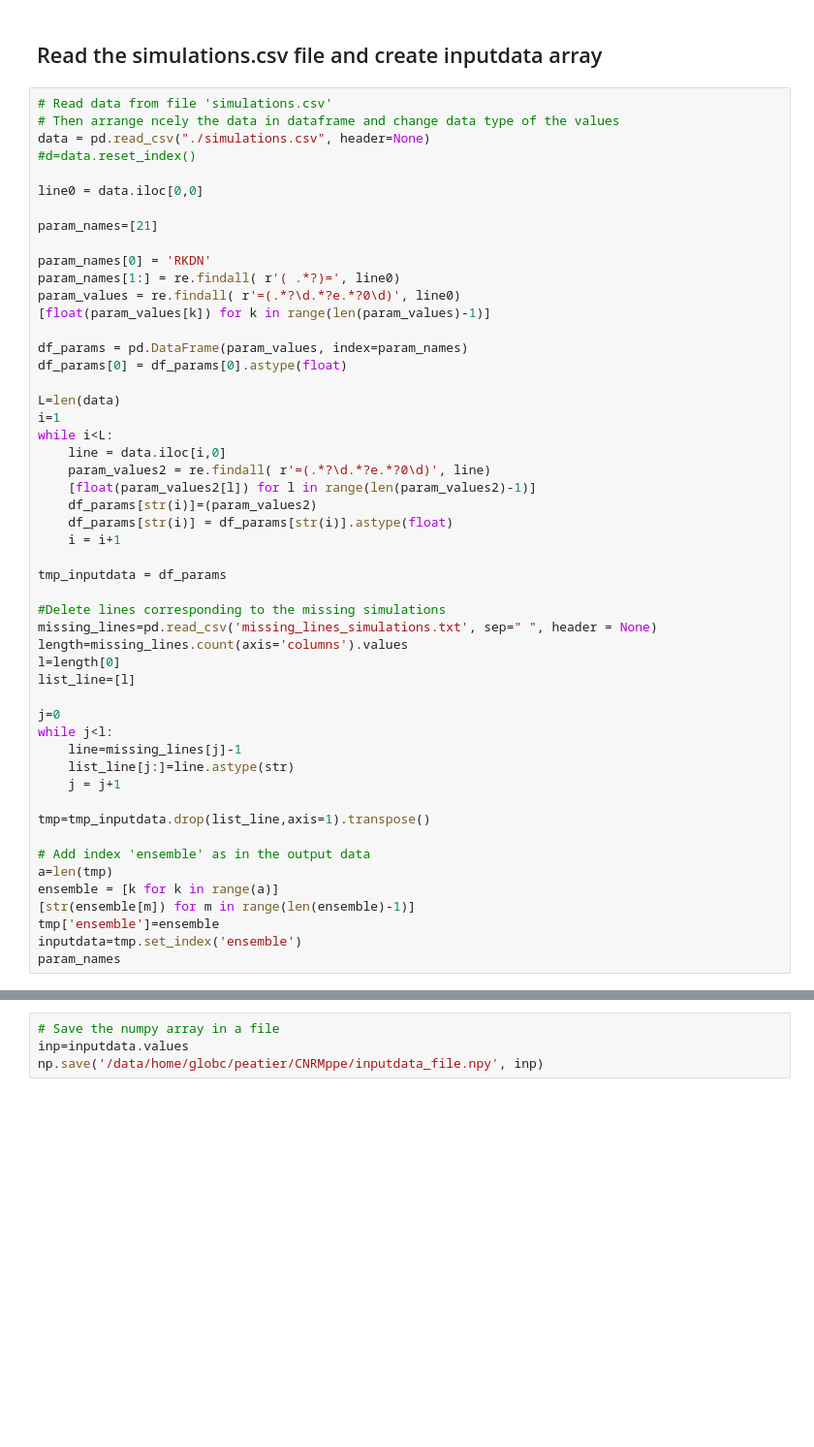
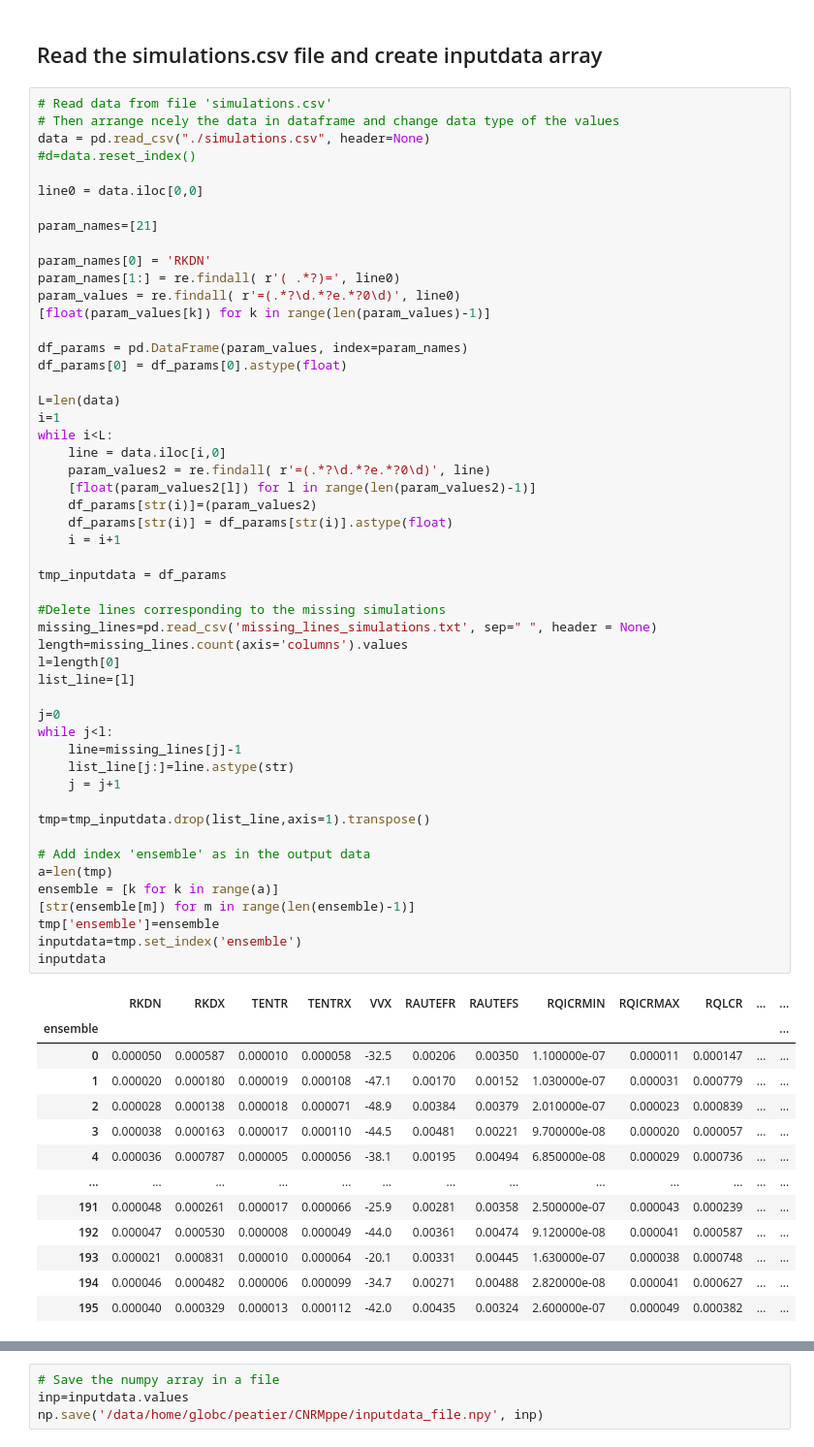
Before and after one commit to benmsanderson/CNRMppe, a Jupyter notebook: NN_create.ipynb, the cells around one changed output, grey strips where cells are left out. Shown: that part at 97% size. Saved outputs shown, nothing was run; the diff lists cells and outputs as text; blank space fills up the shorter version.

```diff
--- a/NN_create.ipynb
+++ b/NN_create.ipynb
@@ -59,31 +59,44 @@ while i<L:
     line = data.iloc[i,0]
     param_values2 = re.findall( r'=(.*?\d.*?e.*?0\d)', line)
     [float(param_values2[l]) for l in range(len(param_values2)-1)]
     df_params[str(i)]=(param_values2)
     df_params[str(i)] = df_params[str(i)].astype(float)
     i = i+1
 
 tmp_inputdata = df_params
 
 #Delete lines corresponding to the missing simulations
 missing_lines=pd.read_csv('missing_lines_simulations.txt', sep=" ", header = None)
 length=missing_lines.count(axis='columns').values
 l=length[0]
 list_line=[l]
 
 j=0
 while j<l:
     line=missing_lines[j]-1
     list_line[j:]=line.astype(str)
     j = j+1
 
 tmp=tmp_inputdata.drop(list_line,axis=1).transpose()
 
 # Add index 'ensemble' as in the output data
 a=len(tmp)
 ensemble = [k for k in range(a)]
 [str(ensemble[m]) for m in range(len(ensemble)-1)]
 tmp['ensemble']=ensemble
 inputdata=tmp.set_index('ensemble')
-param_names
+inputdata
 # %% [output]
+|  | RKDN | RKDX | TENTR | TENTRX | VVX | RAUTEFR | RAUTEFS | RQICRMIN | RQICRMAX | RQLCR | ... | ... |
+| ensemble |  |  |  |  |  |  |  |  |  |  |  | ... |
+| 0 | 0.000050 | 0.000587 | 0.000010 | 0.000058 | -32.5 | 0.00206 | 0.00350 | 1.100000e-07 | 0.000011 | 0.000147 | ... | ... |
+| 1 | 0.000020 | 0.000180 | 0.000019 | 0.000108 | -47.1 | 0.00170 | 0.00152 | 1.030000e-07 | 0.000031 | 0.000779 | ... | ... |
+| 2 | 0.000028 | 0.000138 | 0.000018 | 0.000071 | -48.9 | 0.00384 | 0.00379 | 2.010000e-07 | 0.000023 | 0.000839 | ... | ... |
+| 3 | 0.000038 | 0.000163 | 0.000017 | 0.000110 | -44.5 | 0.00481 | 0.00221 | 9.700000e-08 | 0.000020 | 0.000057 | ... | ... |
+| 4 | 0.000036 | 0.000787 | 0.000005 | 0.000056 | -38.1 | 0.00195 | 0.00494 | 6.850000e-08 | 0.000029 | 0.000736 | ... | ... |
+| ... | ... | ... | ... | ... | ... | ... | ... | ... | ... | ... | ... | ... |
+| 191 | 0.000048 | 0.000261 | 0.000017 | 0.000066 | -25.9 | 0.00281 | 0.00358 | 2.500000e-07 | 0.000043 | 0.000239 | ... | ... |
+| 192 | 0.000047 | 0.000530 | 0.000008 | 0.000049 | -44.0 | 0.00361 | 0.00474 | 9.120000e-08 | 0.000041 | 0.000587 | ... | ... |
+| 193 | 0.000021 | 0.000831 | 0.000010 | 0.000064 | -20.1 | 0.00331 | 0.00445 | 1.630000e-07 | 0.000038 | 0.000748 | ... | ... |
+| 194 | 0.000046 | 0.000482 | 0.000006 | 0.000099 | -34.7 | 0.00271 | 0.00488 | 2.820000e-08 | 0.000041 | 0.000627 | ... | ... |
+| 195 | 0.000040 | 0.000329 | 0.000013 | 0.000112 | -42.0 | 0.00435 | 0.00324 | 2.600000e-07 | 0.000049 | 0.000382 | ... | ... |
```
Also changed, not shown: parts of 5 cells of this notebook, 1 other file.
